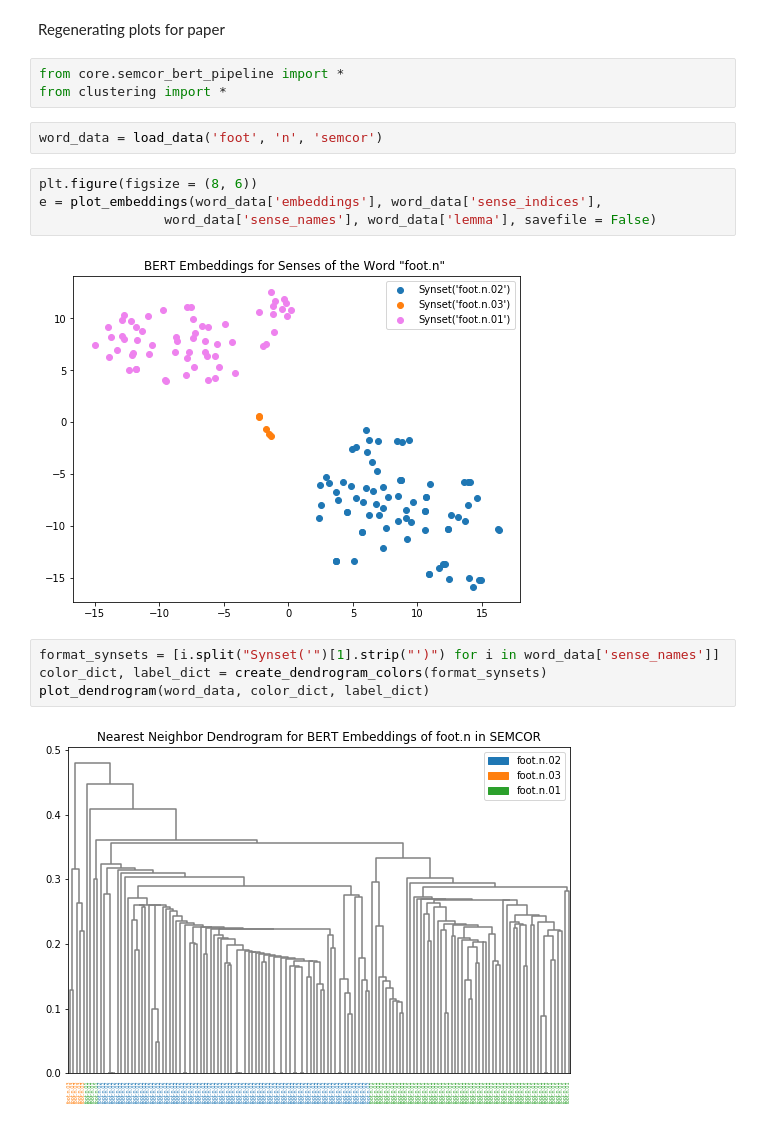
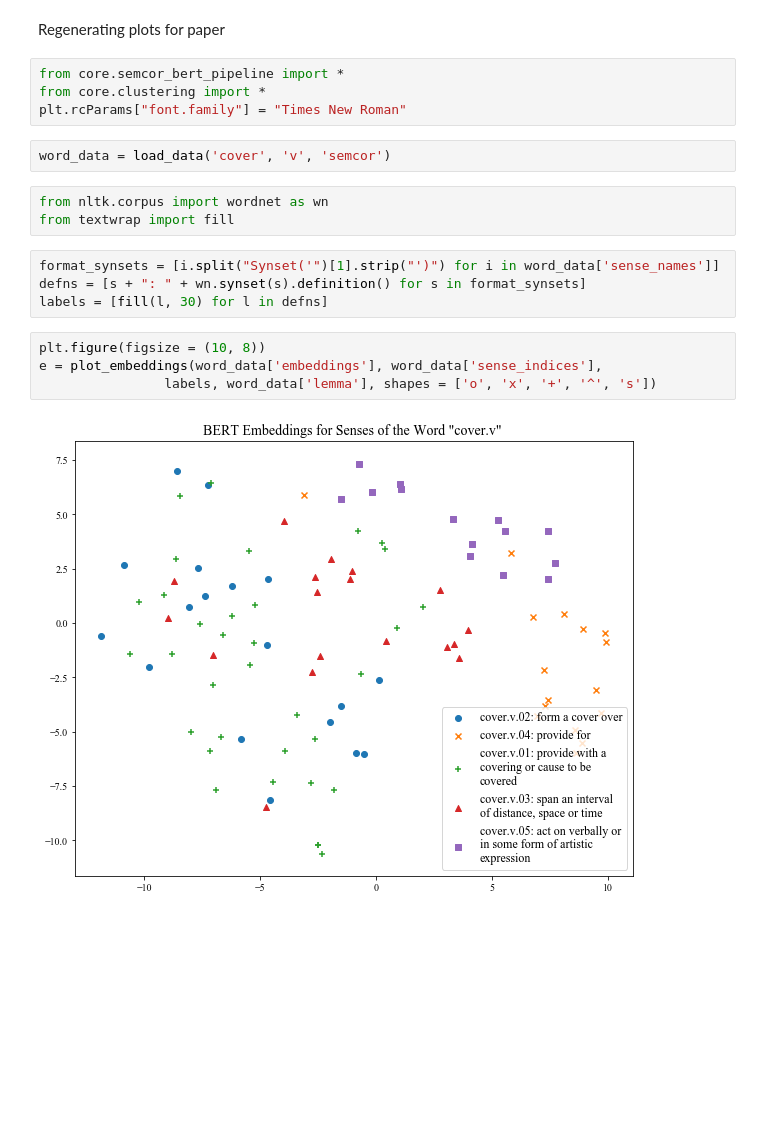
Before and after one commit to sathvikn/bert-wordsense, a Jupyter notebook: codebase/notebooks/tsne_plots.ipynb, the cells around one changed output. Cells and saved outputs as stored; diff of their text form; blank space fills up the shorter version.

```diff
--- a/codebase/notebooks/tsne_plots.ipynb
+++ b/codebase/notebooks/tsne_plots.ipynb
@@ -2,18 +2,20 @@
 Regenerating plots for paper
 # %%
 from core.semcor_bert_pipeline import *
-from clustering import *
+from core.clustering import *
+plt.rcParams["font.family"] = "Times New Roman"
 # %%
-word_data = load_data('foot', 'n', 'semcor')
+word_data = load_data('cover', 'v', 'semcor')
+# %%
+from nltk.corpus import wordnet as wn
+from textwrap import fill
+# %%
+format_synsets = [i.split("Synset('")[1].strip("')") for i in word_data['sense_names']]
+defns = [s + ": " + wn.synset(s).definition() for s in format_synsets]
+labels = [fill(l, 30) for l in defns]
 # %%
-plt.figure(figsize = (8, 6))
+plt.figure(figsize = (10, 8))
 e = plot_embeddings(word_data['embeddings'], word_data['sense_indices'],
-                word_data['sense_names'], word_data['lemma'], savefile = False)
+                labels, word_data['lemma'], shapes = ['o', 'x', '+', '^', 's'])
 # %% [output]
-[figure, old version]
+[figure, new version]
-# %%
-format_synsets = [i.split("Synset('")[1].strip("')") for i in word_data['sense_names']]
-color_dict, label_dict = create_dendrogram_colors(format_synsets)
-plot_dendrogram(word_data, color_dict, label_dict)
-# %% [output]
-[figure, removed]
```
Also changed, not shown: parts of 1 cell of this notebook, 10 other files.
